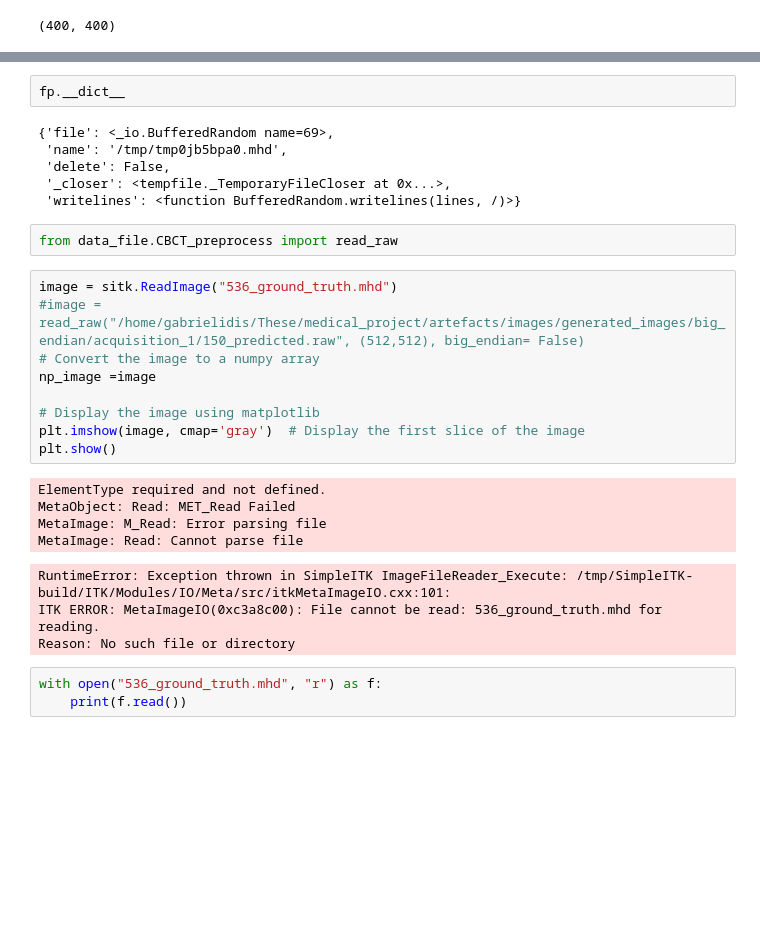
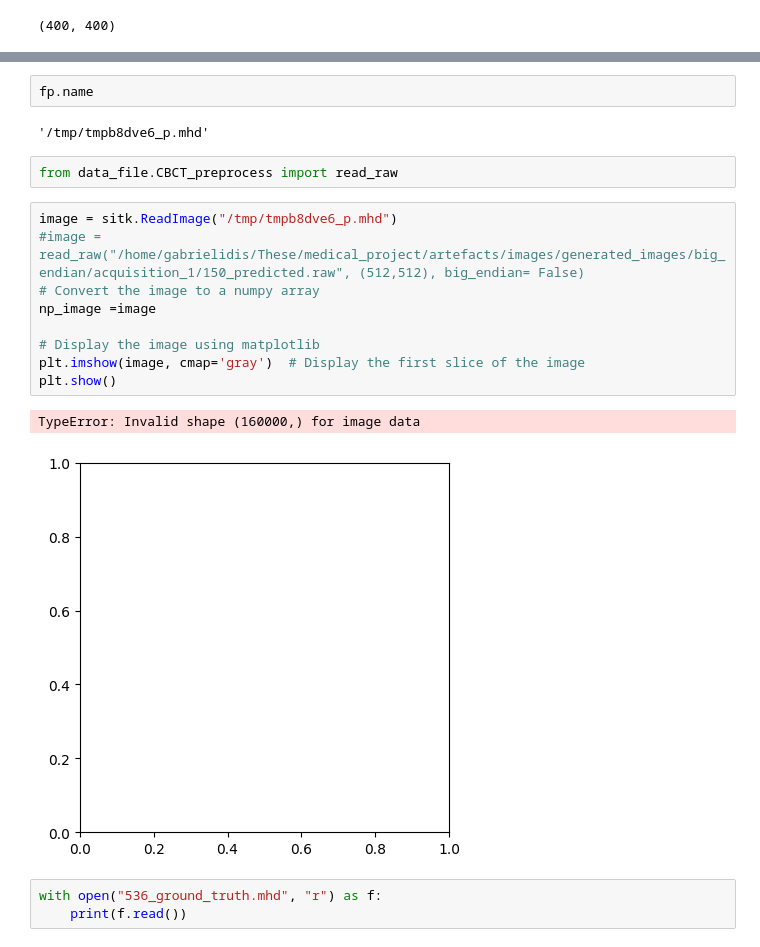
Before and after one commit to FilLTP89/artefacts, a Jupyter notebook: notebooks/test_shape.ipynb, the cells around one changed output, grey strips where cells are left out. Saved outputs shown, nothing was run; the diff lists cells and outputs as text; blank space fills up the shorter version.

```diff
--- a/notebooks/test_shape.ipynb
+++ b/notebooks/test_shape.ipynb
@@ -131,30 +86,21 @@ fp,x = read_raw("IE1705794_P406.i180483.raw")
 # %%
-fp.__dict__
+fp.name
 # %% [output]
-{'file': <_io.BufferedRandom name=69>,
- 'name': '/tmp/tmp0jb5bpa0.mhd',
- 'delete': False,
- '_closer': <tempfile._TemporaryFileCloser at 0x...>,
- 'writelines': <function BufferedRandom.writelines(lines, /)>}
+'/tmp/tmpb8dve6_p.mhd'
 # %%
 from data_file.CBCT_preprocess import read_raw
 # %%
-image = sitk.ReadImage("536_ground_truth.mhd")
+image = sitk.ReadImage("/tmp/tmpb8dve6_p.mhd")
 #image = read_raw("/home/gabrielidis/These/medical_project/artefacts/images/generated_images/big_endian/acquisition_1/150_predicted.raw", (512,512), big_endian= False)
 # Convert the image to a numpy array
 np_image =image
 
 # Display the image using matplotlib
 plt.imshow(image, cmap='gray')  # Display the first slice of the image
 plt.show()
 # %% [output]
-ElementType required and not defined.
-MetaObject: Read: MET_Read Failed
-MetaImage: M_Read: Error parsing file
-MetaImage: Read: Cannot parse file
+TypeError: Invalid shape (160000,) for image data
-RuntimeError: Exception thrown in SimpleITK ImageFileReader_Execute: /tmp/SimpleITK-build/ITK/Modules/IO/Meta/src/itkMetaImageIO.cxx:101:
-ITK ERROR: MetaImageIO(0xc3a8c00): File cannot be read: 536_ground_truth.mhd for reading.
-Reason: No such file or directory
+[figure, added]
 # %%
 with open("536_ground_truth.mhd", "r") as f:
     print(f.read())
```
Also changed, not shown: parts of 8 cells of this notebook, 2 other files.
